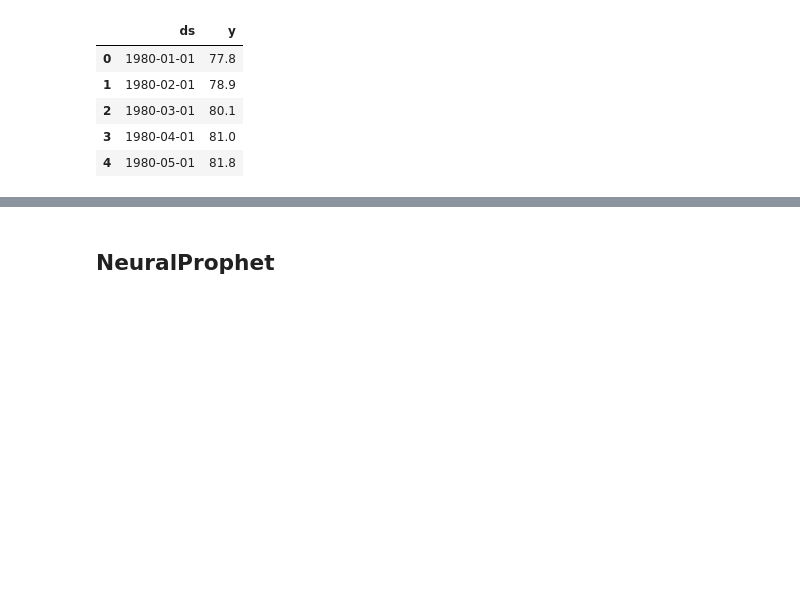
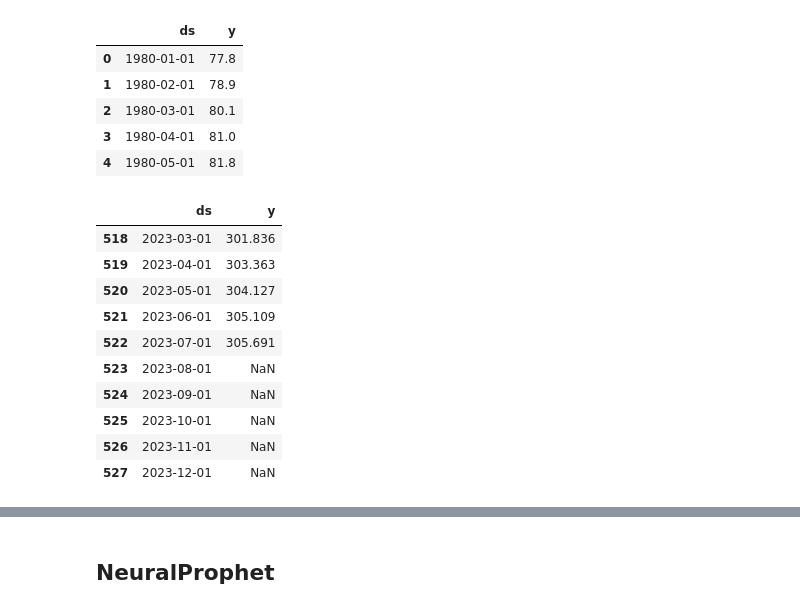
Before and after one commit to ahn283/projects, a Jupyter notebook: cpi/cpi.ipynb, the cells around one changed output, grey strips where cells are left out. Drawn from its saved outputs; the diff is of its cells as text; code cells hidden in the pictures; blank space fills up the shorter version.

```diff
--- a/cpi/cpi.ipynb
+++ b/cpi/cpi.ipynb
@@ -83,3 +93,17 @@ df_new.head()
 | 2 | 1980-03-01 | 80.1 |
 | 3 | 1980-04-01 | 81.0 |
 | 4 | 1980-05-01 | 81.8 |
+# %%
+df_new.tail(10)
+# %% [output]
+|  | ds | y |
+| 518 | 2023-03-01 | 301.836 |
+| 519 | 2023-04-01 | 303.363 |
+| 520 | 2023-05-01 | 304.127 |
+| 521 | 2023-06-01 | 305.109 |
+| 522 | 2023-07-01 | 305.691 |
+| 523 | 2023-08-01 | NaN |
+| 524 | 2023-09-01 | NaN |
+| 525 | 2023-10-01 | NaN |
+| 526 | 2023-11-01 | NaN |
+| 527 | 2023-12-01 | NaN |
```
Also changed, not shown: parts of 29 cells of this notebook, 1 other file.
